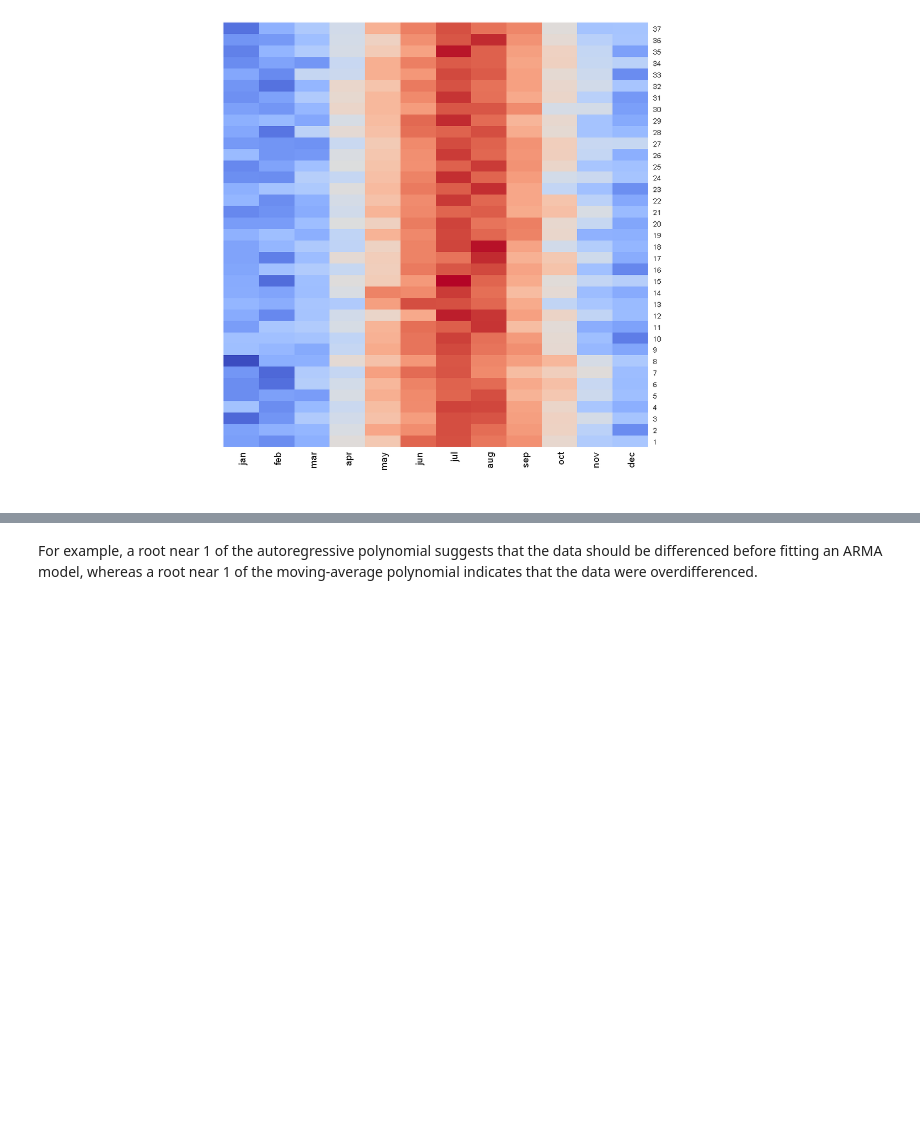
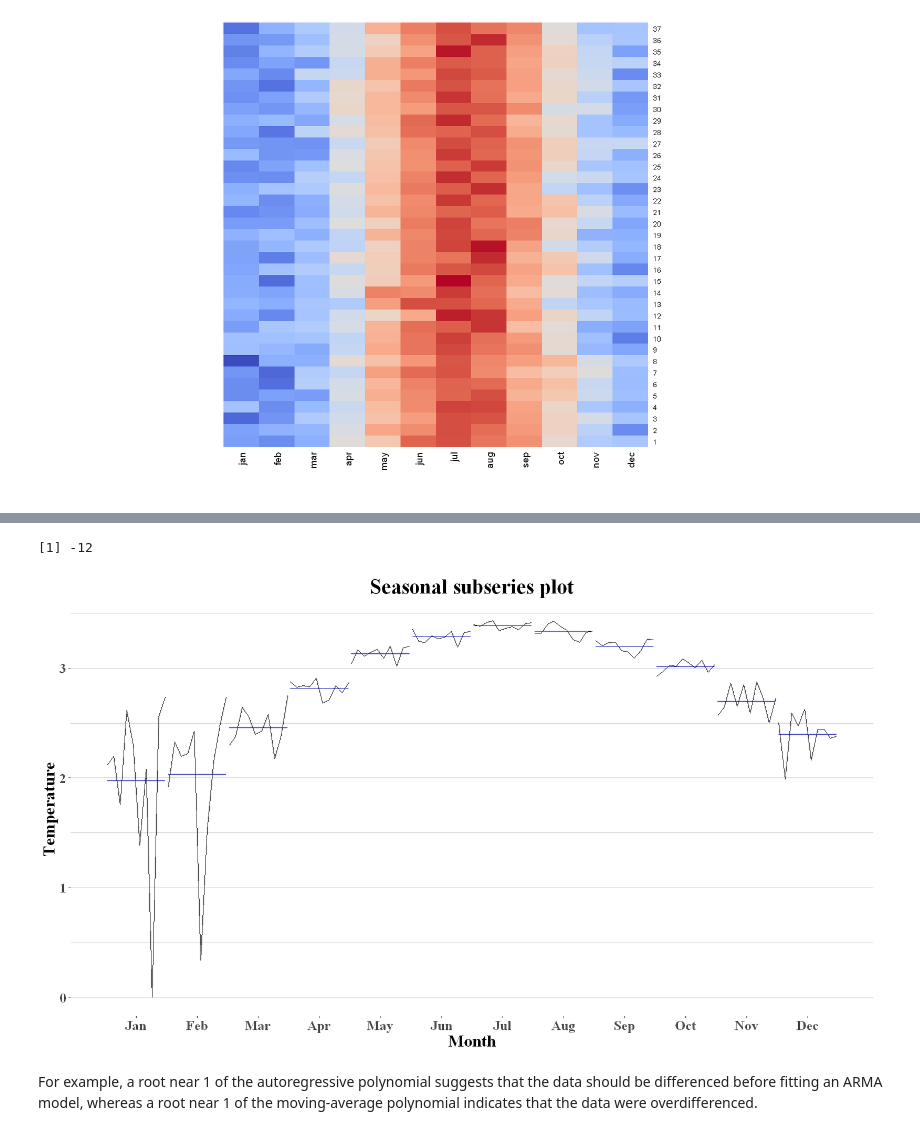
Before and after one commit to AndreasPalmgren/Sthlm-Temp-ARIMA, a Jupyter notebook: SthlmMeanTemperature.ipynb, the cells around one changed output, grey strips where cells are left out. Cells and saved outputs as stored; diff of their text form; code cells hidden in the pictures; blank space fills up the shorter version.

```diff
--- a/SthlmMeanTemperature.ipynb
+++ b/SthlmMeanTemperature.ipynb
@@ -217,3 +190,19 @@ Traceback:
+# %%
+min(as.vector(t(as.matrix(train_df[,-1]))))
+# %% [output]
+[1] -12
+# %%
+a = 1 - min(as.vector(t(as.matrix(train_df[,-1]))))
+
+train_log <- ts(log(as.vector(t(as.matrix(train_df[,-1])))+a), start=c(2007, 1),
+            end=c(max(train_df$year), 12), frequency =12)
+
+ggsubseriesplot(train_log) +
+    ylab("Temperature") +
+    ggtitle("Seasonal subseries plot") +
+    th
+# %% [output]
+[figure, added]
 # %% [markdown]
 For example, a root near 1 of the autoregressive polynomial suggests that the data
 should be differenced before fitting an ARMA model, whereas a root near 1 of
```
Also changed, not shown: parts of 41 cells of this notebook.
